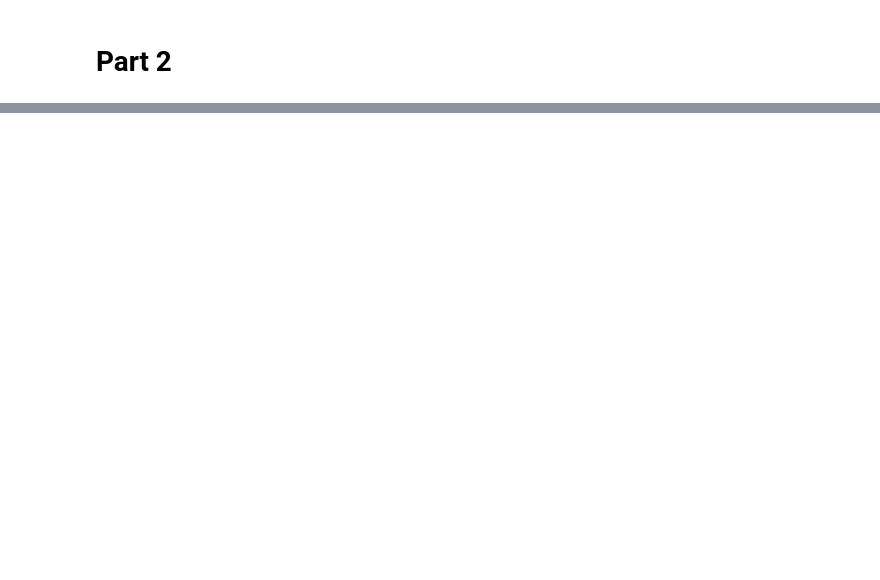
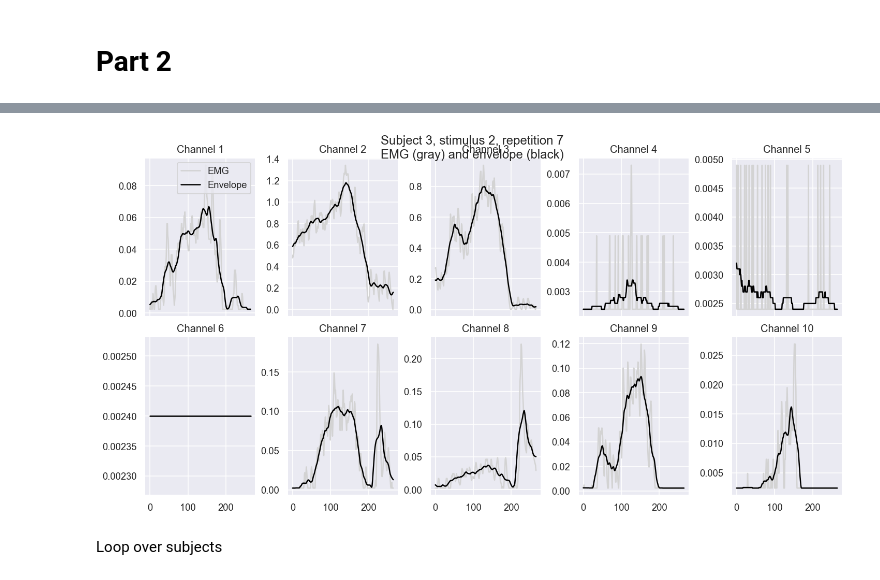
Before and after one commit to philipp-fvef/nx-421-group-w-project-2, a Jupyter notebook: Part2.ipynb, the cells around one changed output, grey strips where cells are left out. Cells and saved outputs as stored; diff of their text form; code cells hidden in the pictures; blank space fills up the shorter version.

```diff
--- a/Part2.ipynb
+++ b/Part2.ipynb
@@ -73,0 +444,6 @@ None
+# %%
+plot_trial_emg_and_envelope(subject_id=3, stimulus_id=2, repetition_id=7)
+# %% [output]
+[figure, added]
+# %% [markdown]
+Loop over subjects
```
Also changed, not shown: parts of 21 cells of this notebook, 1 other file.
